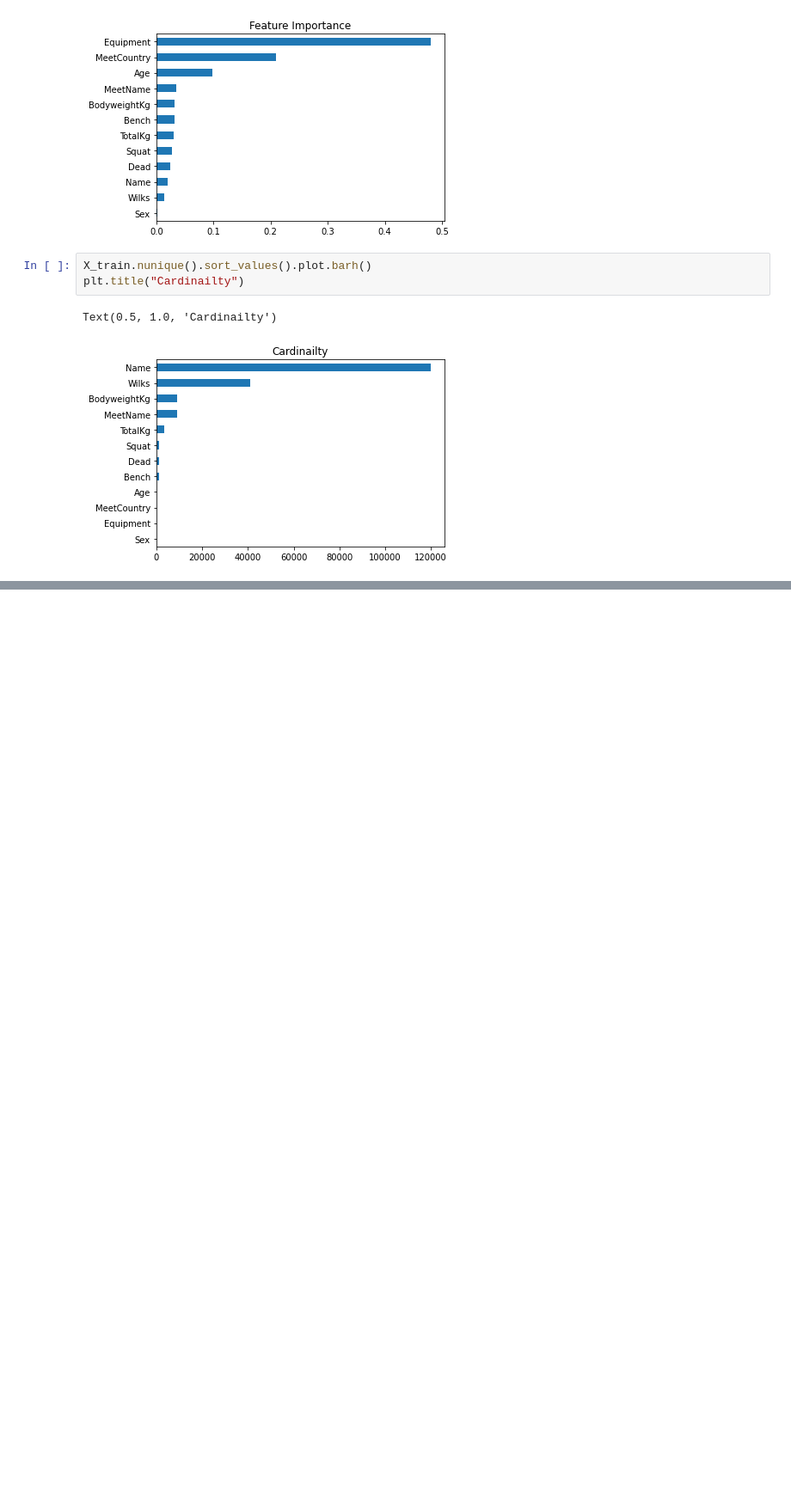
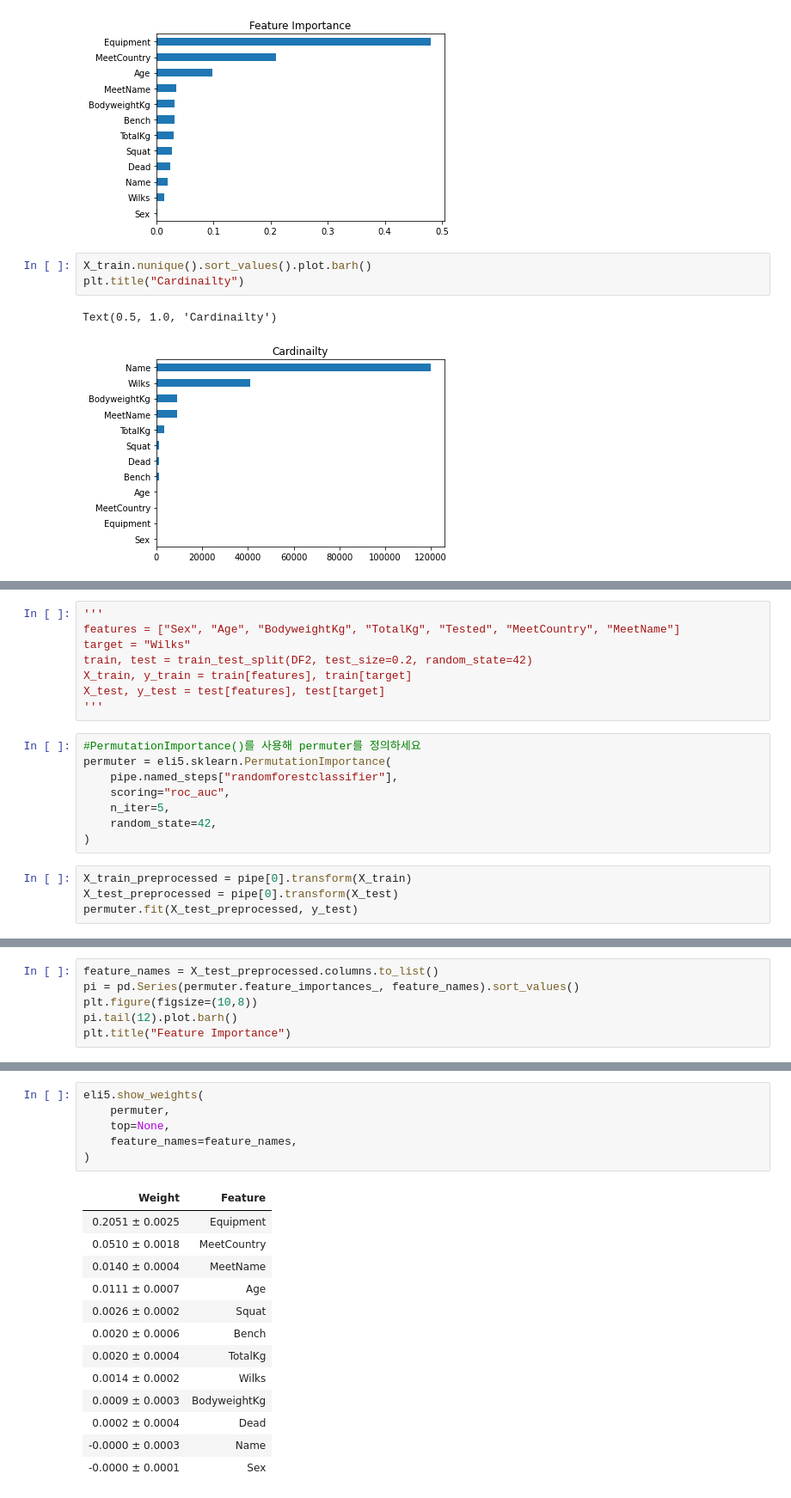
Before and after one commit to sbtmsk/Project2, a Jupyter notebook: AI_15_유재현_section2_project.ipynb, the cells around one changed output, grey strips where cells are left out. Shown at 86% size. Cells and saved outputs as stored; diff of their text form; blank space fills up the shorter version.

```diff
--- a/AI_15_유재현_section2_project.ipynb
+++ b/AI_15_유재현_section2_project.ipynb
@@ -716,0 +785,20 @@ Text(0.5, 1.0, 'Cardinailty')
+# %%
+'''
+features = ["Sex", "Age", "BodyweightKg", "TotalKg", "Tested", "MeetCountry", "MeetName"]
+target = "Wilks"
+train, test = train_test_split(DF2, test_size=0.2, random_state=42)
+X_train, y_train = train[features], train[target]
+X_test, y_test = test[features], test[target]
+'''
+# %%
+#PermutationImportance()를 사용해 permuter를 정의하세요
+permuter = eli5.sklearn.PermutationImportance(
+    pipe.named_steps["randomforestclassifier"],
+    scoring="roc_auc",
+    n_iter=5,
+    random_state=42,
+)
+# %%
+X_train_preprocessed = pipe[0].transform(X_train)
+X_test_preprocessed = pipe[0].transform(X_test)
+permuter.fit(X_test_preprocessed, y_test)
@@ -716,0 +809,6 @@ Text(0.5, 1.0, 'Cardinailty')
+# %%
+feature_names = X_test_preprocessed.columns.to_list()
+pi = pd.Series(permuter.feature_importances_, feature_names).sort_values()
+plt.figure(figsize=(10,8))
+pi.tail(12).plot.barh()
+plt.title("Feature Importance")
@@ -716,0 +818,20 @@ Text(0.5, 1.0, 'Cardinailty')
+# %%
+eli5.show_weights(
+    permuter,
+    top=None,
+    feature_names=feature_names,
+)
+# %% [output]
+| Weight | Feature |
+| 0.2051 ± 0.0025 | Equipment |
+| 0.0510 ± 0.0018 | MeetCountry |
+| 0.0140 ± 0.0004 | MeetName |
+| 0.0111 ± 0.0007 | Age |
+| 0.0026 ± 0.0002 | Squat |
+| 0.0020 ± 0.0006 | Bench |
+| 0.0020 ± 0.0004 | TotalKg |
+| 0.0014 ± 0.0002 | Wilks |
+| 0.0009 ± 0.0003 | BodyweightKg |
+| 0.0002 ± 0.0004 | Dead |
+| -0.0000 ± 0.0003 | Name |
+| -0.0000 ± 0.0001 | Sex |
```
Also changed, not shown: parts of 17 cells of this notebook.
